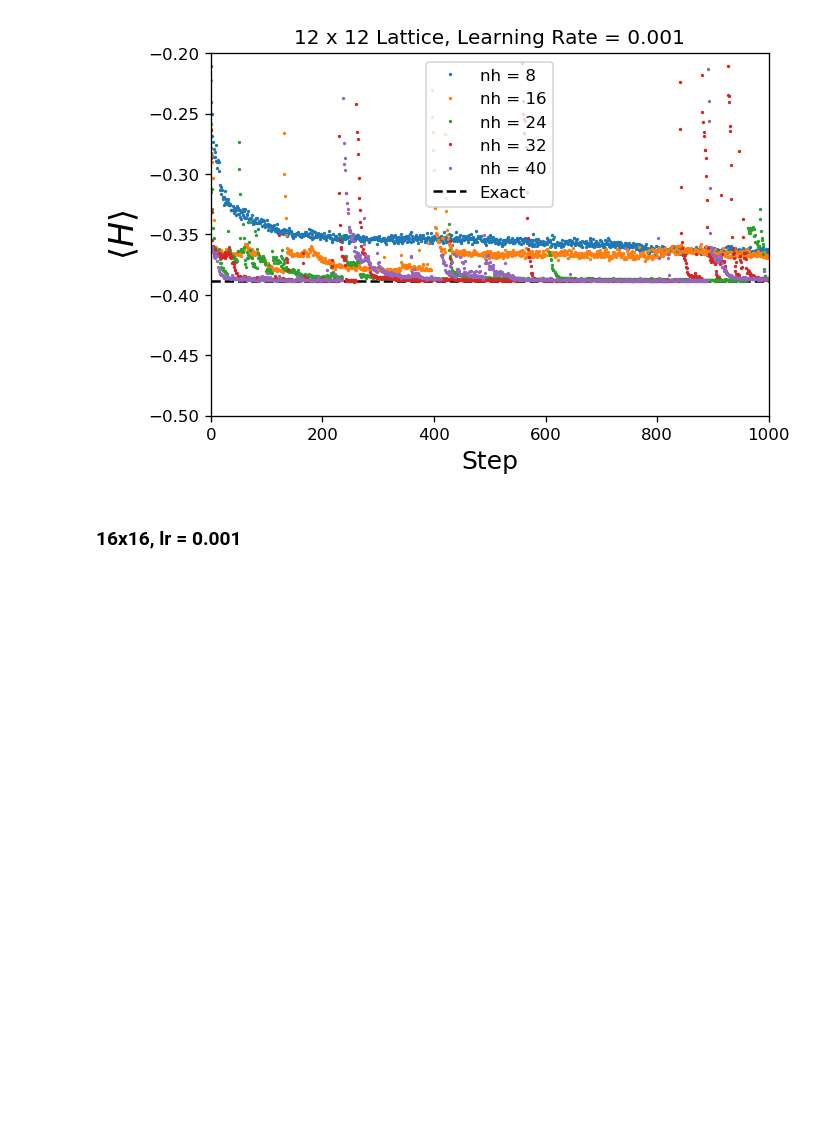
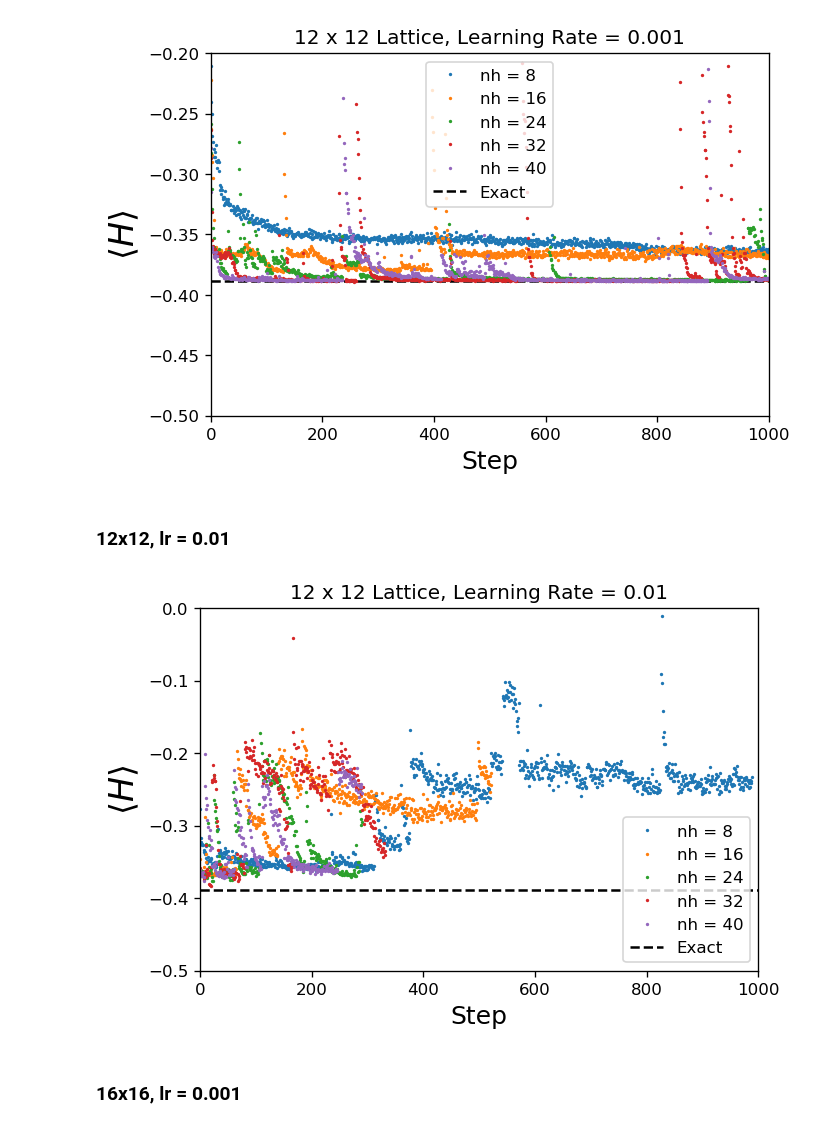
Before and after one commit to MelkoCollective/NeuralNetworks-for-Quantum, a Jupyter notebook: src_qmc_vmc/QMC Training w full dataset.ipynb, the cells around one changed output. Saved outputs shown, nothing was run; the diff lists cells and outputs as text; code cells hidden in the pictures; blank space fills up the shorter version.

```diff
--- a/src_qmc_vmc/QMC Training w full dataset.ipynb
+++ b/src_qmc_vmc/QMC Training w full dataset.ipynb
@@ -79,5 +119,11 @@ QMCPlot(8,0.001,exactE_8,E_QMC_8_8_fd,E_QMC_8_16_fd,E_QMC_8_24_fd,E_QMC_8_32_fd,
 QMCPlot(12,0.001,exactE_12,E_QMC_12_8_fd,E_QMC_12_16_fd,E_QMC_12_24_fd,E_QMC_12_32_fd,E_QMC_12_40_fd,[0,1000],[-0.5,-0.2])
 # %% [output]
 [figure]
+# %% [markdown]
+### 12x12, lr = 0.01
+# %%
+QMCPlot(12,0.01,exactE_12,E_QMC_12_8_fd_lr01,E_QMC_12_16_fd_lr01,E_QMC_12_24_fd_lr01,E_QMC_12_32_fd_lr01,E_QMC_12_40_fd_lr01,[0,1000],[-0.5,-0])
+# %% [output]
+[figure, added]
 # %% [markdown]
 ### 16x16, lr = 0.001
```
Also changed, not shown: parts of 9 cells of this notebook, 1 other file.
